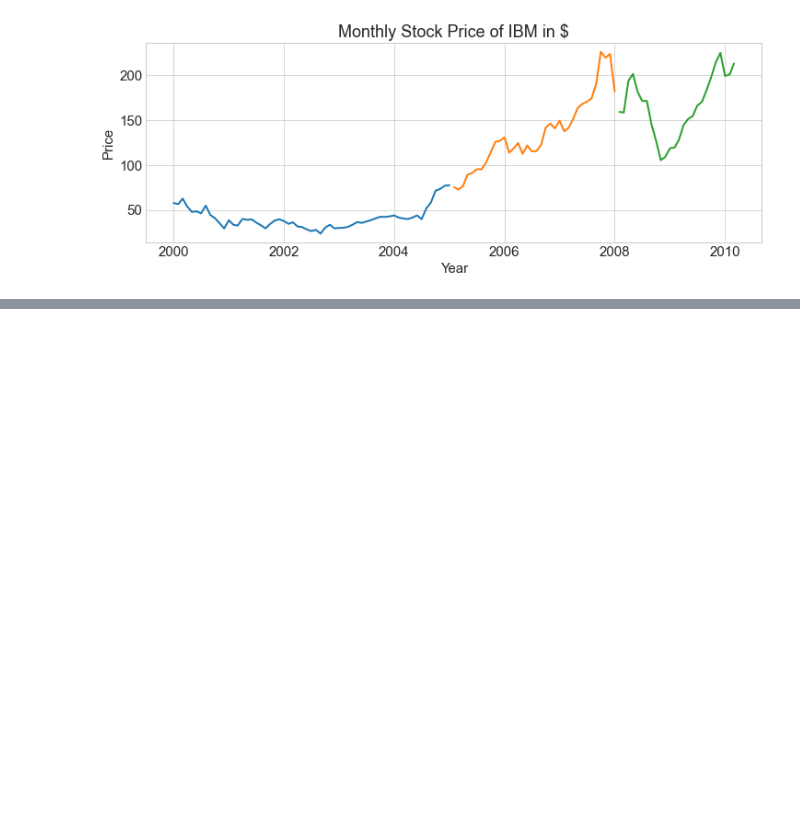
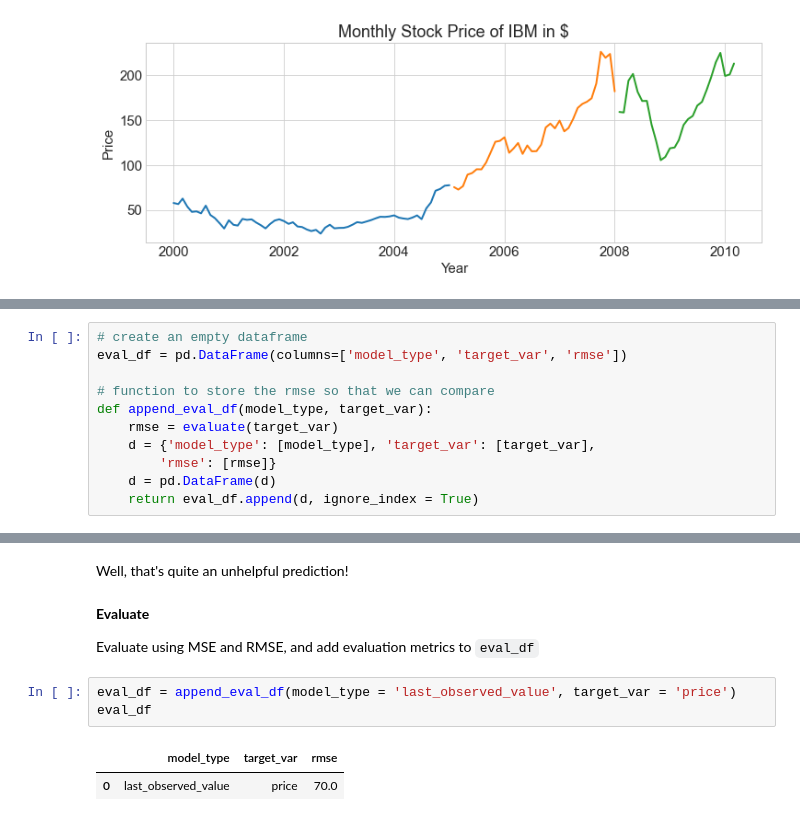
Before and after one commit to KwameTaylor/time-series-exercises, a Jupyter notebook: modeling-lesson-with-stock-data.ipynb, the cells around one changed output, grey strips where cells are left out. Saved outputs shown, nothing was run; the diff lists cells and outputs as text; blank space fills up the shorter version.

````diff
--- a/modeling-lesson-with-stock-data.ipynb
+++ b/modeling-lesson-with-stock-data.ipynb
@@ -168,0 +191,11 @@ plt.show()
+# %%
+# create an empty dataframe
+eval_df = pd.DataFrame(columns=['model_type', 'target_var', 'rmse'])
+
+# function to store the rmse so that we can compare
+def append_eval_df(model_type, target_var):
+    rmse = evaluate(target_var)
+    d = {'model_type': [model_type], 'target_var': [target_var],
+        'rmse': [rmse]}
+    d = pd.DataFrame(d)
+    return eval_df.append(d, ignore_index = True)
@@ -168,0 +250,12 @@ plt.show()
+# %% [markdown]
+Well, that's quite an unhelpful prediction!
+# %% [markdown]
+**Evaluate**
+
+Evaluate using MSE and RMSE, and add evaluation metrics to ```eval_df```
+# %%
+eval_df = append_eval_df(model_type = 'last_observed_value', target_var = 'price')
+eval_df
+# %% [output]
+|  | model_type | target_var | rmse |
+| 0 | last_observed_value | price | 70.0 |
````
Also changed, not shown: parts of 17 cells of this notebook.
